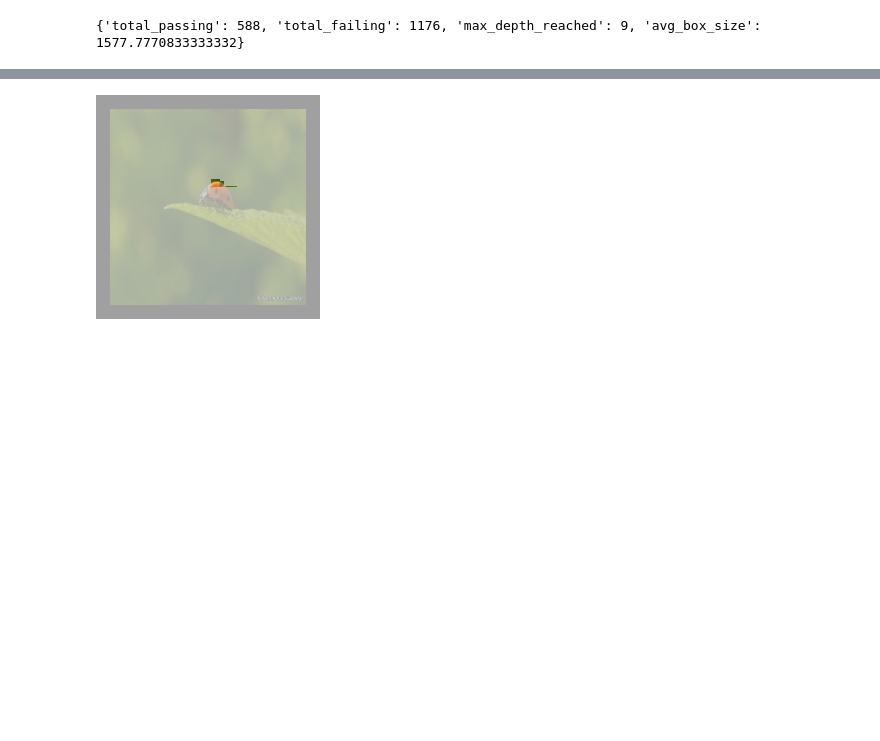
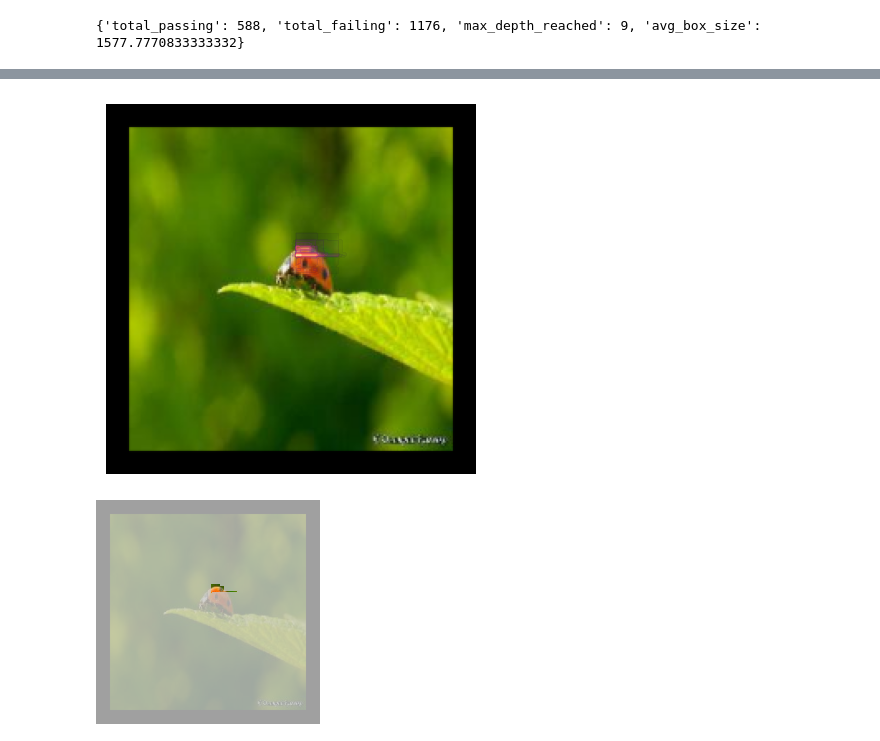
Before and after one commit to ReX-XAI/ReX, a Jupyter notebook: examples/ladybird.ipynb, the cells around one changed output, grey strips where cells are left out. Saved outputs shown, nothing was run; the diff lists cells and outputs as text; code cells hidden in the pictures; blank space fills up the shorter version.

```diff
--- a/examples/ladybird.ipynb
+++ b/examples/ladybird.ipynb
@@ -87,3 +91,7 @@ rex.extract()
+# %%
+rex.explanation.heatmap_plot()
+# %% [output]
+[figure, added]
 # %%
 rex.explanation.show()
 # %% [output]
```
Also changed, not shown: parts of 1 cell of this notebook.
